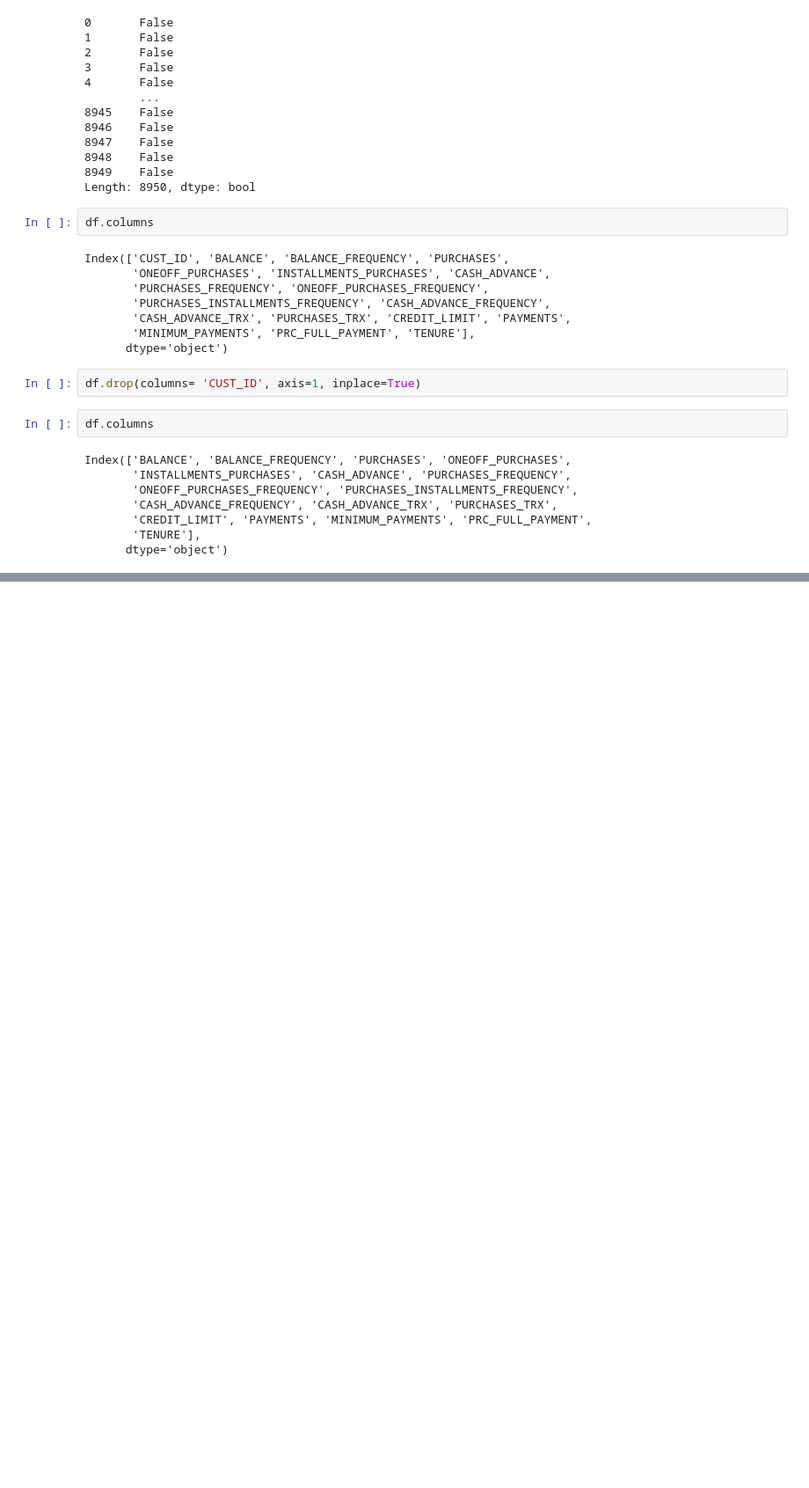
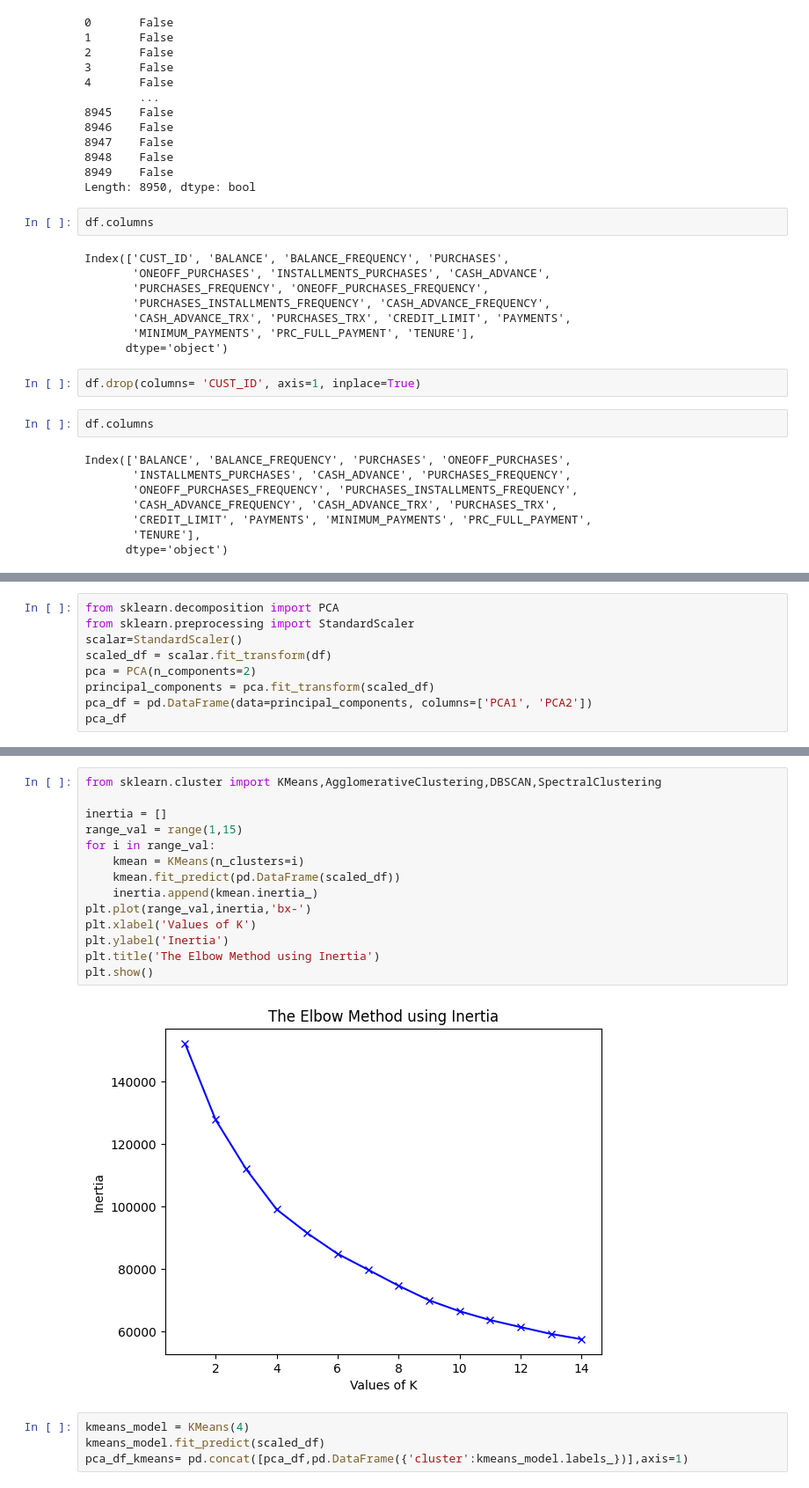
Before and after one commit to prijal-matc/takeovds41, a Jupyter notebook: Market_segmentation.ipynb, the cells around one changed output, grey strips where cells are left out. Shown at 88% size. Saved outputs shown, nothing was run; the diff lists cells and outputs as text; blank space fills up the shorter version.

```diff
--- a/Market_segmentation.ipynb
+++ b/Market_segmentation.ipynb
@@ -158,0 +178,9 @@ Index(['BALANCE', 'BALANCE_FREQUENCY', 'PURCHASES', 'ONEOFF_PURCHASES',
+# %%
+from sklearn.decomposition import PCA
+from sklearn.preprocessing import StandardScaler
+scalar=StandardScaler()
+scaled_df = scalar.fit_transform(df)
+pca = PCA(n_components=2)
+principal_components = pca.fit_transform(scaled_df)
+pca_df = pd.DataFrame(data=principal_components, columns=['PCA1', 'PCA2'])
+pca_df
@@ -158,0 +201,20 @@ Index(['BALANCE', 'BALANCE_FREQUENCY', 'PURCHASES', 'ONEOFF_PURCHASES',
+# %%
+from sklearn.cluster import KMeans,AgglomerativeClustering,DBSCAN,SpectralClustering
+
+inertia = []
+range_val = range(1,15)
+for i in range_val:
+    kmean = KMeans(n_clusters=i)
+    kmean.fit_predict(pd.DataFrame(scaled_df))
+    inertia.append(kmean.inertia_)
+plt.plot(range_val,inertia,'bx-')
+plt.xlabel('Values of K')
+plt.ylabel('Inertia')
+plt.title('The Elbow Method using Inertia')
+plt.show()
+# %% [output]
+[figure, added]
+# %%
+kmeans_model = KMeans(4)
+kmeans_model.fit_predict(scaled_df)
+pca_df_kmeans= pd.concat([pca_df,pd.DataFrame({'cluster':kmeans_model.labels_})],axis=1)
```
Also changed, not shown: parts of 10 cells of this notebook.
